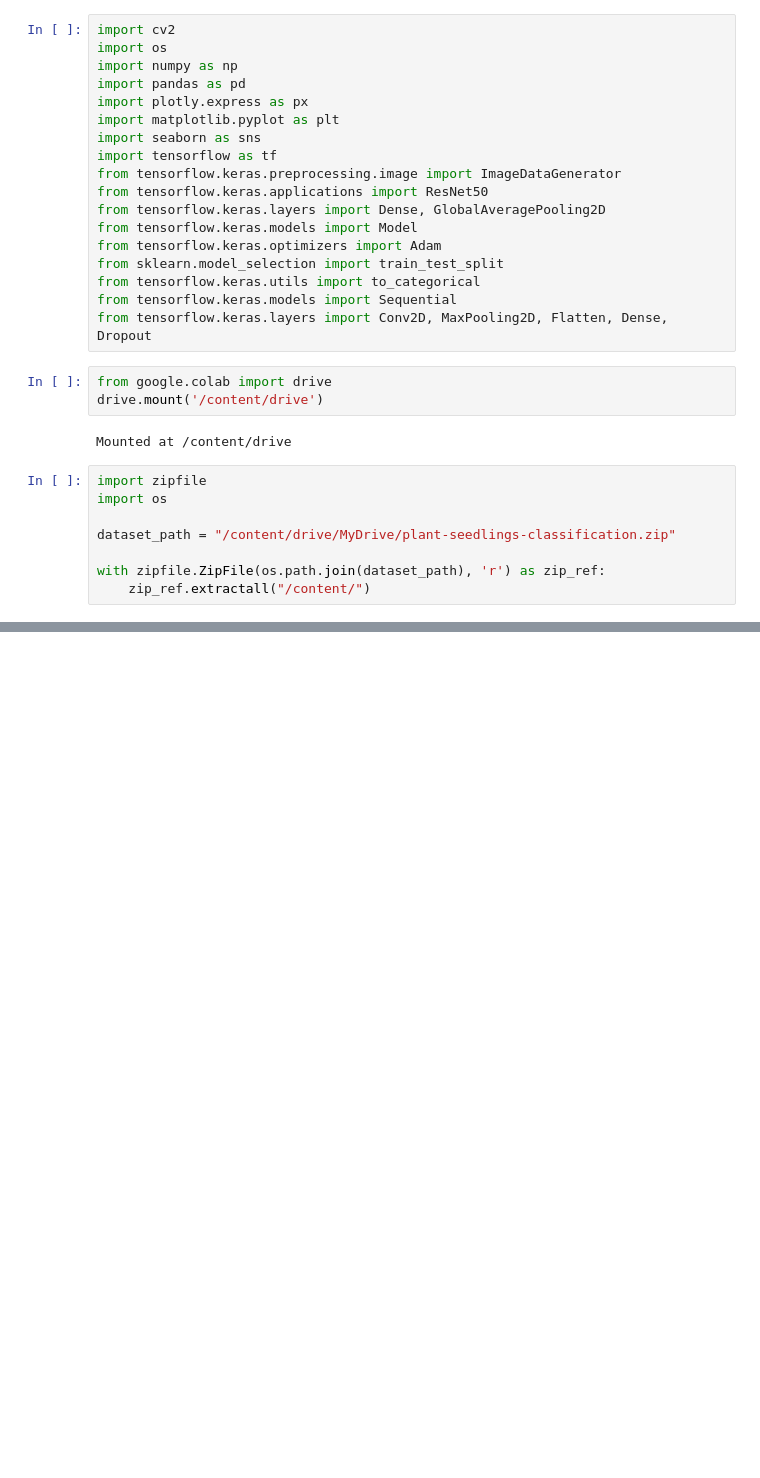
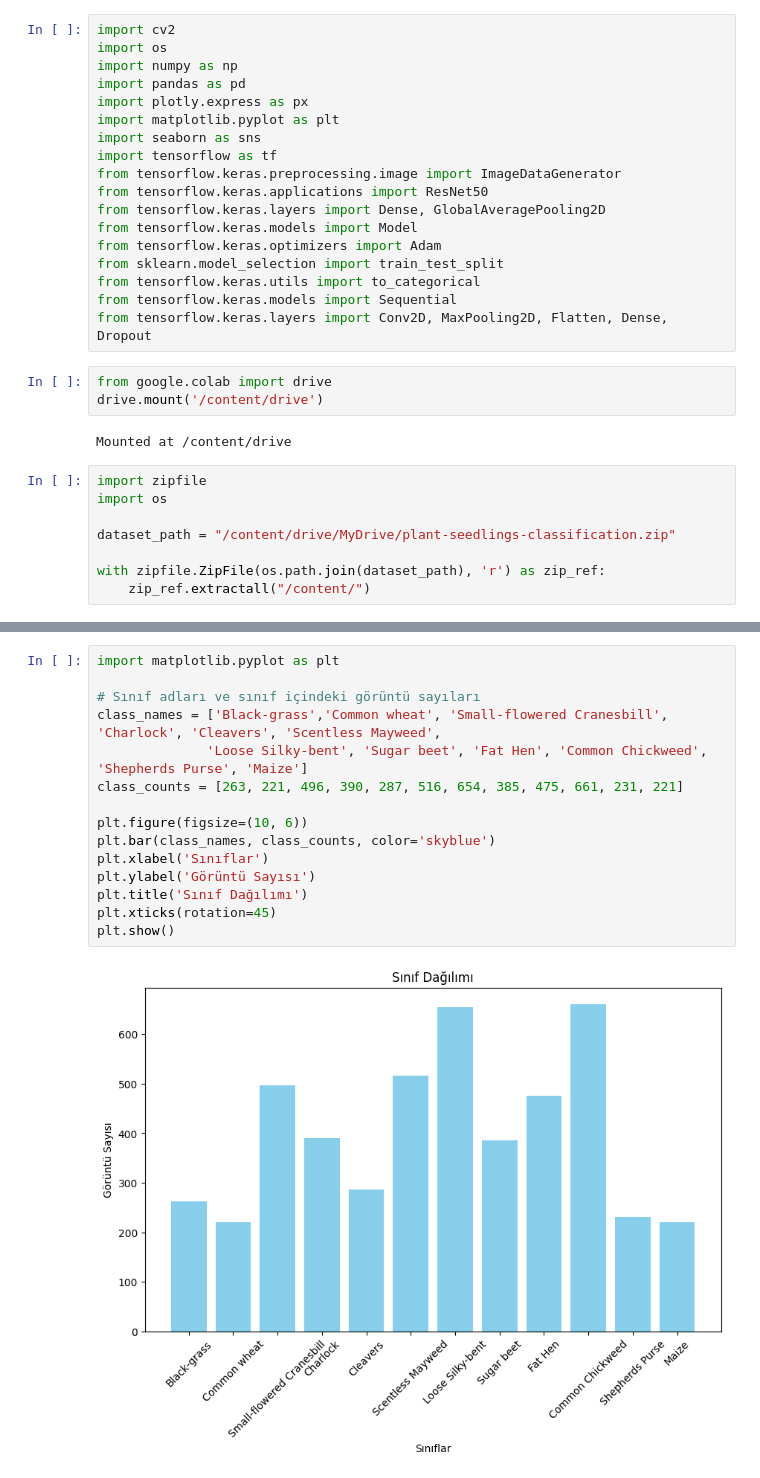
Before and after one commit to SefiyeArican/Plant_seedlings_classification-CNN, a Jupyter notebook: plant_seedlings.ipynb, the cells around one changed output, grey strips where cells are left out. Cells and saved outputs as stored; diff of their text form; blank space fills up the shorter version.

```diff
--- a/plant_seedlings.ipynb
+++ b/plant_seedlings.ipynb
@@ -69,0 +88,17 @@ if os.path.isdir(test_dir):
+# %%
+import matplotlib.pyplot as plt
+
+# Sınıf adları ve sınıf içindeki görüntü sayıları
+class_names = ['Black-grass','Common wheat', 'Small-flowered Cranesbill', 'Charlock', 'Cleavers', 'Scentless Mayweed',
+              'Loose Silky-bent', 'Sugar beet', 'Fat Hen', 'Common Chickweed', 'Shepherds Purse', 'Maize']
+class_counts = [263, 221, 496, 390, 287, 516, 654, 385, 475, 661, 231, 221]
+
+plt.figure(figsize=(10, 6))
+plt.bar(class_names, class_counts, color='skyblue')
+plt.xlabel('Sınıflar')
+plt.ylabel('Görüntü Sayısı')
+plt.title('Sınıf Dağılımı')
+plt.xticks(rotation=45)
+plt.show()
+# %% [output]
+[figure, added]
```
Also changed, not shown: parts of 9 cells of this notebook.
